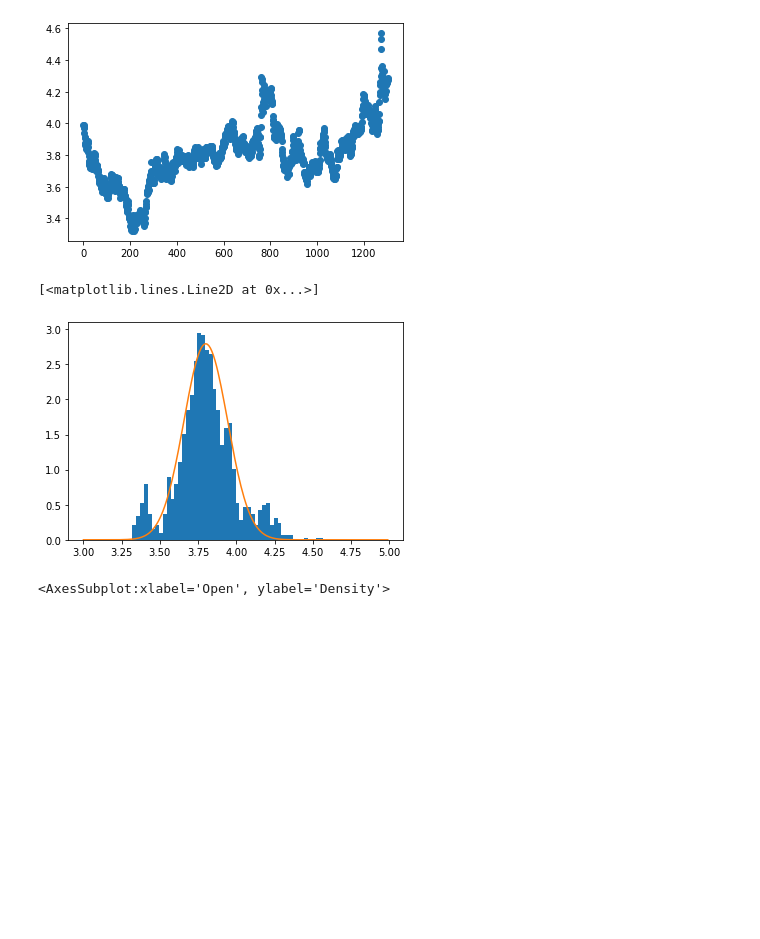
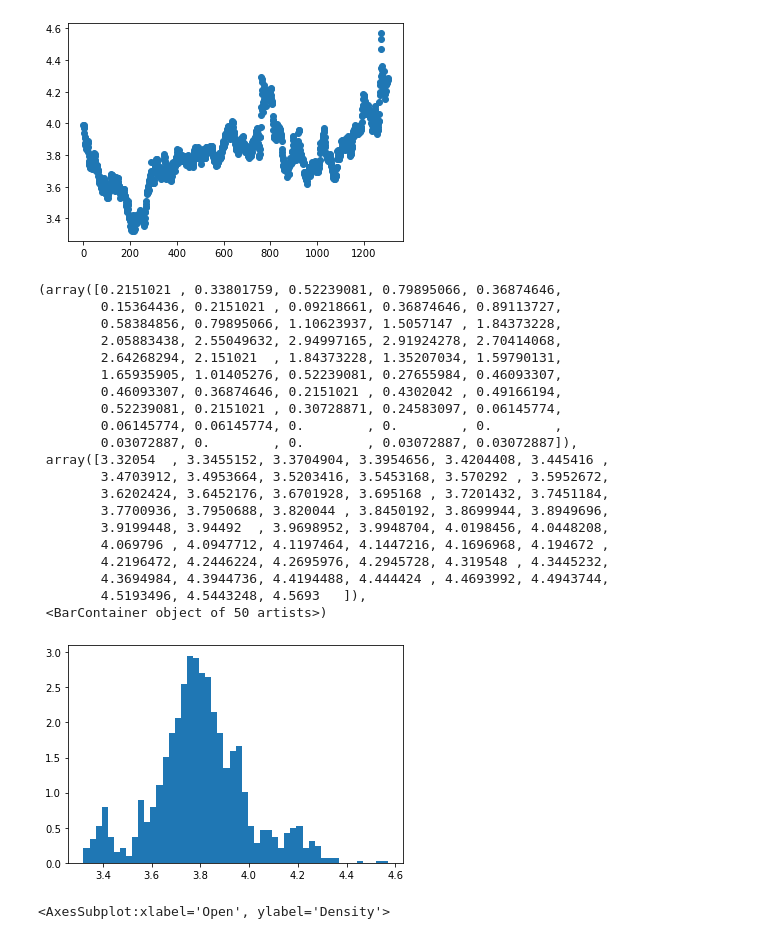
Before and after one commit to klaudynka245/statistics, a Jupyter notebook: projekt.ipynb, the cells around one changed output. Saved outputs shown, nothing was run; the diff lists cells and outputs as text; code cells hidden in the pictures; blank space fills up the shorter version.

```diff
--- a/projekt.ipynb
+++ b/projekt.ipynb
@@ -95,10 +95,29 @@ plt.scatter(np.arange(len(x)),x)
 [figure]
 # %%
 plt.hist(x, density = True, bins=50)
-plt.plot(np.arange(3,5,0.01),norm.pdf(np.arange(3,5,0.01),3.8,1/7))
+#plt.plot(np.arange(3,5,0.01),norm.pdf(np.arange(3,5,0.01),3.8,1/7))
 # %% [output]
-[<matplotlib.lines.Line2D at 0x...>]
+(array([0.2151021 , 0.33801759, 0.52239081, 0.79895066, 0.36874646,
+        0.15364436, 0.2151021 , 0.09218661, 0.36874646, 0.89113727,
+        0.58384856, 0.79895066, 1.10623937, 1.5057147 , 1.84373228,
+        2.05883438, 2.55049632, 2.94997165, 2.91924278, 2.70414068,
+        2.64268294, 2.151021  , 1.84373228, 1.35207034, 1.59790131,
+        1.65935905, 1.01405276, 0.52239081, 0.27655984, 0.46093307,
+        0.46093307, 0.36874646, 0.2151021 , 0.4302042 , 0.49166194,
+        0.52239081, 0.2151021 , 0.30728871, 0.24583097, 0.06145774,
+        0.06145774, 0.06145774, 0.        , 0.        , 0.        ,
+        0.03072887, 0.        , 0.        , 0.03072887, 0.03072887]),
+ array([3.32054  , 3.3455152, 3.3704904, 3.3954656, 3.4204408, 3.445416 ,
+        3.4703912, 3.4953664, 3.5203416, 3.5453168, 3.570292 , 3.5952672,
+        3.6202424, 3.6452176, 3.6701928, 3.695168 , 3.7201432, 3.7451184,
+        3.7700936, 3.7950688, 3.820044 , 3.8450192, 3.8699944, 3.8949696,
+        3.9199448, 3.94492  , 3.9698952, 3.9948704, 4.0198456, 4.0448208,
+        4.069796 , 4.0947712, 4.1197464, 4.1447216, 4.1696968, 4.194672 ,
+        4.2196472, 4.2446224, 4.2695976, 4.2945728, 4.319548 , 4.3445232,
+        4.3694984, 4.3944736, 4.4194488, 4.444424 , 4.4693992, 4.4943744,
+        4.5193496, 4.5443248, 4.5693   ]),
+ <BarContainer object of 50 artists>)
-[figure, old version]
+[figure, new version]
 # %%
 sns.kdeplot(x)
 # %% [output]
```
Also changed, not shown: parts of 3 cells of this notebook, 5 other files.
